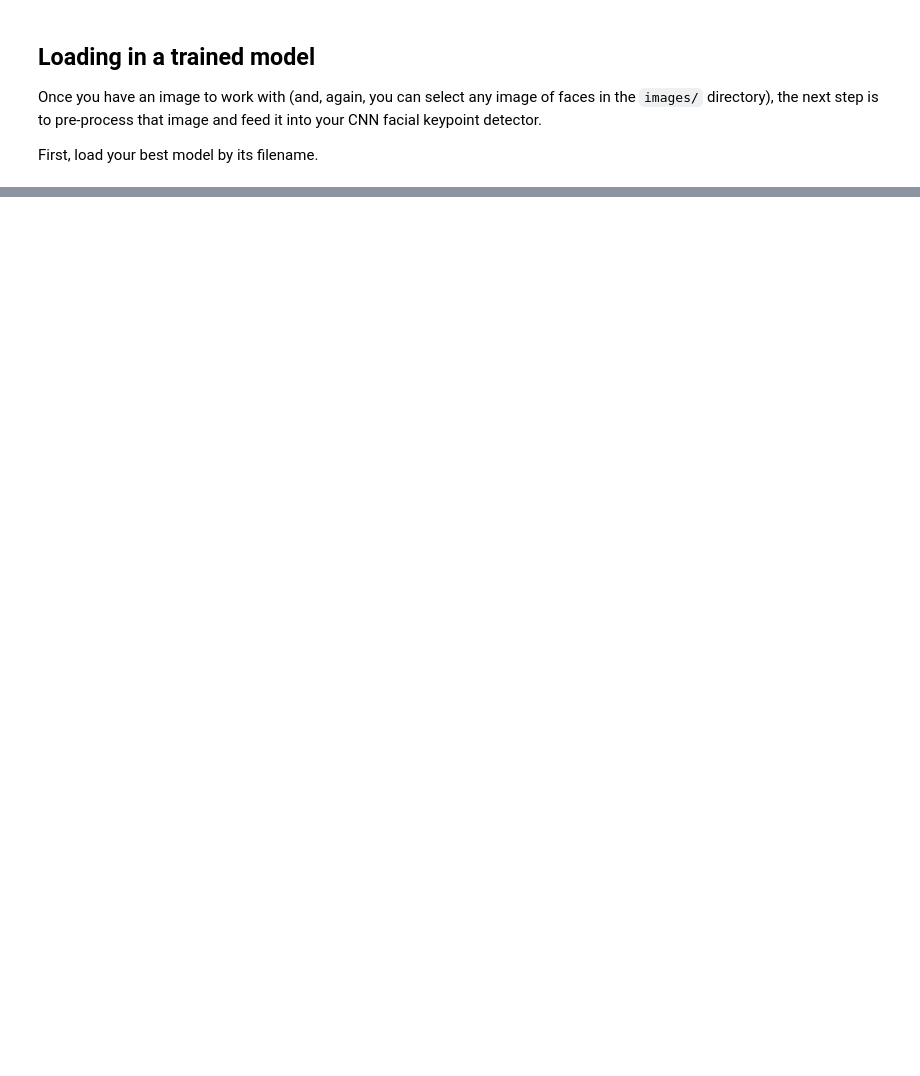
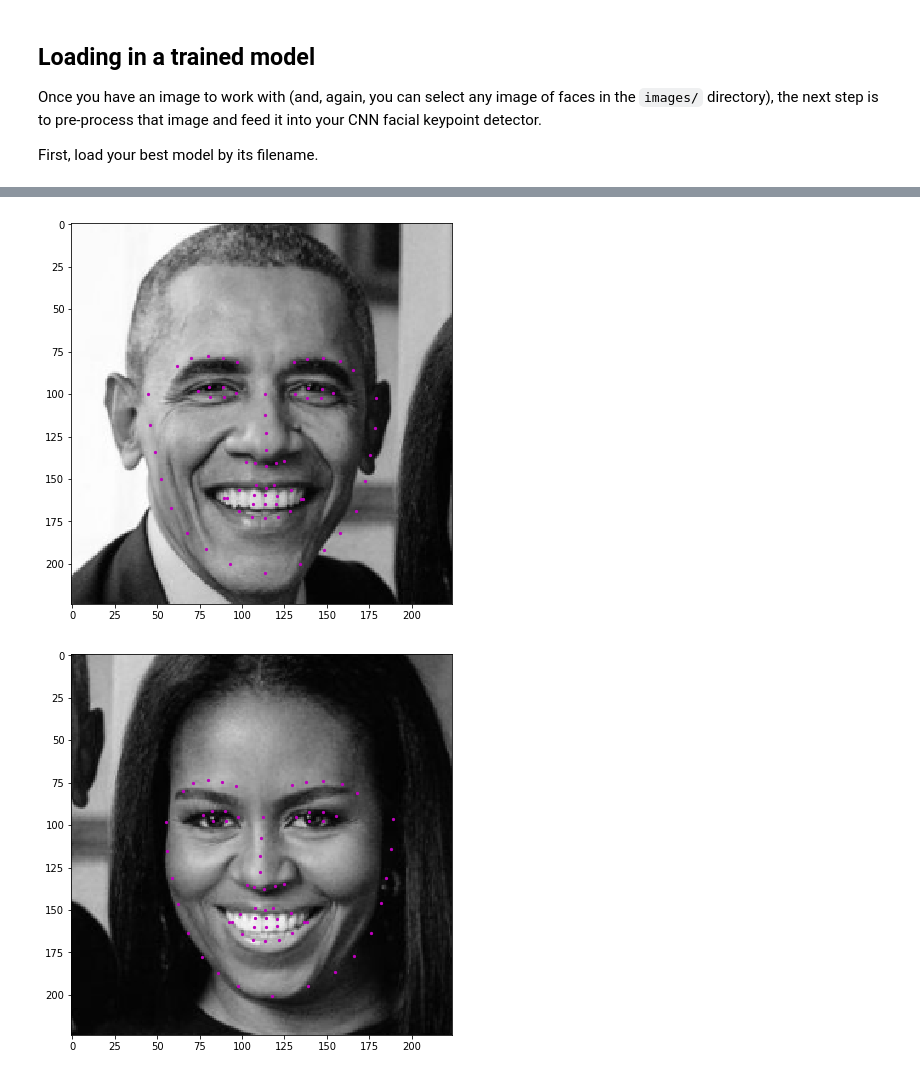
Before and after one commit to royveshovda/P1_Facial_Keypoints, a Jupyter notebook: 3. Facial Keypoint Detection, Complete Pipeline.ipynb, the cells around one changed output, grey strips where cells are left out. Cells and saved outputs as stored; diff of their text form; code cells hidden in the pictures; blank space fills up the shorter version.

```diff
--- a/3. Facial Keypoint Detection, Complete Pipeline.ipynb
+++ b/3. Facial Keypoint Detection, Complete Pipeline.ipynb
@@ -76,7 +82,7 @@ net = Net()
 
 ## TODO: load the best saved model parameters (by your path name)
 ## You'll need to un-comment the line below and add the correct name for *your* saved model
-# net.load_state_dict(torch.load('saved_models/keypoints_model_1.pt'))
+net.load_state_dict(torch.load('saved_models/keypoints_model_1.pt'))
 
 ## print out your net and prepare it for testing (uncomment the line below)
-# net.eval()
+net.eval()
@@ -101,24 +126,57 @@ You may find it useful to consult to transformation code in `data_load.py` to he
 After each face has been appropriately converted into an input Tensor for your network to see as input, you'll wrap that Tensor in a Variable() and can apply your `net` to each face. The ouput should be the predicted the facial keypoints. These keypoints will need to be "un-normalized" for display, and you may find it helpful to write a helper function like `show_keypoints`. You should end up with an image like the following with facial keypoints that closely match the facial features on each individual face:
 
 <img src='images/michelle_detected.png' width=30% height=30%/>
+# %%
+# helper function to display keypoints
+def show_keypoints(image, key_pts):
+    """Show image with keypoints"""
+    plt.imshow(image, cmap='gray')
+    plt.scatter(key_pts[:, 0], key_pts[:, 1], s=20, marker='.', c='m')
 # %%
+from torch.autograd import Variable
+
 image_copy = np.copy(image)
-
+i=0
+extra = 40
 # loop over the detected faces from your haar cascade
 for (x,y,w,h) in faces:
-
+    i+=1
     # Select the region of interest that is the face in the image
-    roi = image_copy[y:y+h, x:x+w]
+    roi = image_copy[y-extra:y+h+extra, x-extra:x+w+extra]
 
     ## TODO: Convert the face region from RGB to grayscale
+    roi_gray = cv2.cvtColor(roi, cv2.COLOR_RGB2GRAY)
 
     ## TODO: Normalize the grayscale image so that its color range falls in [0,1] instead of [0,255]
+    roi_norm = roi_gray / 255.0
 
     ## TODO: Rescale the detected face to be the expected square size for your CNN (224x224, suggested)
+    roi_scale = np.reshape(cv2.resize(roi_norm, (224, 224)), (224, 224, 1))
 
     ## TODO: Reshape the numpy image shape (H x W x C) into a torch image shape (C x H x W)
+    roi_shape = roi_scale.transpose((2, 0, 1))
+    roi_tensor = torch.from_numpy(roi_shape).unsqueeze(0)
 
     ## TODO: Make facial keypoint predictions using your loaded, trained network
     ## perform a forward pass to get the predicted facial keypoints
+    roi_tensor = roi_tensor.type(torch.FloatTensor)
+
+    kp = net(roi_tensor)
+
+    kp = kp.view(kp.size()[0], 68, -1)
+    kp = np.squeeze(kp.detach().numpy())
+    #kp = kp*50.0 + 100
+    kp = kp*60.0 + 100
+
+    img = np.squeeze(roi_tensor)
 
     ## TODO: Display each detected face and the corresponding keypoints
+
+
+
+    plt.figure(figsize=(15,15))
+    ax = plt.subplot(1, len(faces), i)
+    show_keypoints(img, kp)
+# %% [output]
+[figure, added]
+[figure, added]
```
Also changed, not shown: parts of 3 cells of this notebook.
